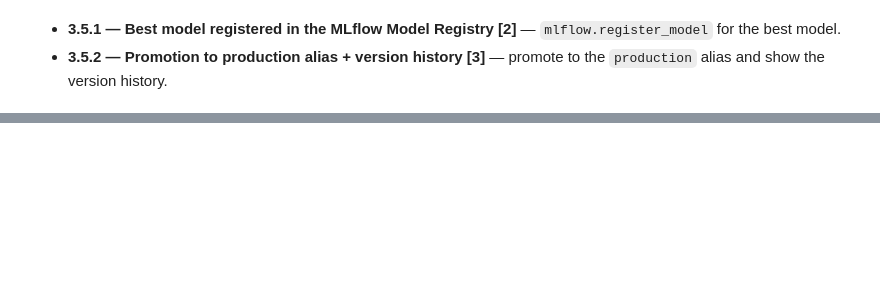
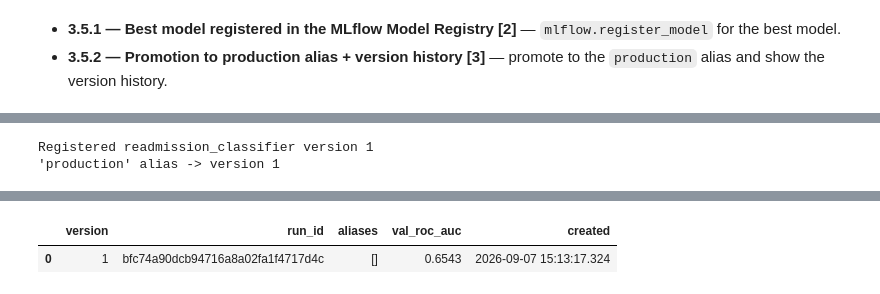
Before and after one commit to junghoona/hospital-readmission-prediction, a Jupyter notebook: Model_Development_and_Tracking.ipynb, the cells around one changed output, grey strips where cells are left out. Cells and saved outputs as stored; diff of their text form; code cells hidden in the pictures; blank space fills up the shorter version.

```diff
--- a/Model_Development_and_Tracking.ipynb
+++ b/Model_Development_and_Tracking.ipynb
@@ -49,5 +217,28 @@ import mlflow, config as cfg
 - **3.5.1 — Best model registered in the MLflow Model Registry [2]** — `mlflow.register_model` for the best model.
 - **3.5.2 — Promotion to production alias + version history [3]** — promote to the `production` alias and show the version history.
 # %%
-# TODO 3.5.1: register the best model (by val ROC-AUC) with mlflow.register_model.
-# TODO 3.5.2: promote it to the 'production' alias and print the version history.
+from mlflow import MlflowClient
+client = MlflowClient()
+
+# 3.5.1: register the best model (by val ROC-AUC) with mlflow.register_model.
+mv = mlflow.register_model(runs[best_name]["model_uri"], cfg.REGISTERED_MODEL)
+print(f"Registered {cfg.REGISTERED_MODEL} version {mv.version}")
+
+# 3.5.2: promote it to the 'production' alias and print the version history.
+client.set_registered_model_alias(cfg.REGISTERED_MODEL, "production", mv.version)
+client.set_model_version_tag(cfg.REGISTERED_MODEL, mv.version, "val_roc_auc",
+                             str(comparison.loc[best_name, "roc_auc"]))
+
+prod = client.get_model_version_by_alias(cfg.REGISTERED_MODEL, "production")
+print(f"'production' alias -> version {prod.version}")
+
+# version history
+history = [{
+    "version": v.version,
+    "run_id": v.run_id,
+    "aliases": v.aliases,
+    "val_roc_auc": v.tags.get("val_roc_auc"),
+    "created": pd.to_datetime(v.creation_timestamp, unit="ms"),
+} for v in client.search_model_versions(f"name='{cfg.REGISTERED_MODEL}'")]
+display(pd.DataFrame(history).sort_values("version"))
+# %% [output]
@@ -53,0 +249,2 @@ import mlflow, config as cfg
+Registered readmission_classifier version 1
+'production' alias -> version 1
@@ -54,2 +253,4 @@ import mlflow, config as cfg
+|  | version | run_id | aliases | val_roc_auc | created |
+| 0 | 1 | bfc74a90dcb94716a8a02fa1f4717d4c | [] | 0.6543 | 2026-09-07 15:13:17.324 |
 # %% [markdown]
 ### ✍️ Findings
```
Also changed, not shown: parts of 12 cells of this notebook, 22 other files.
